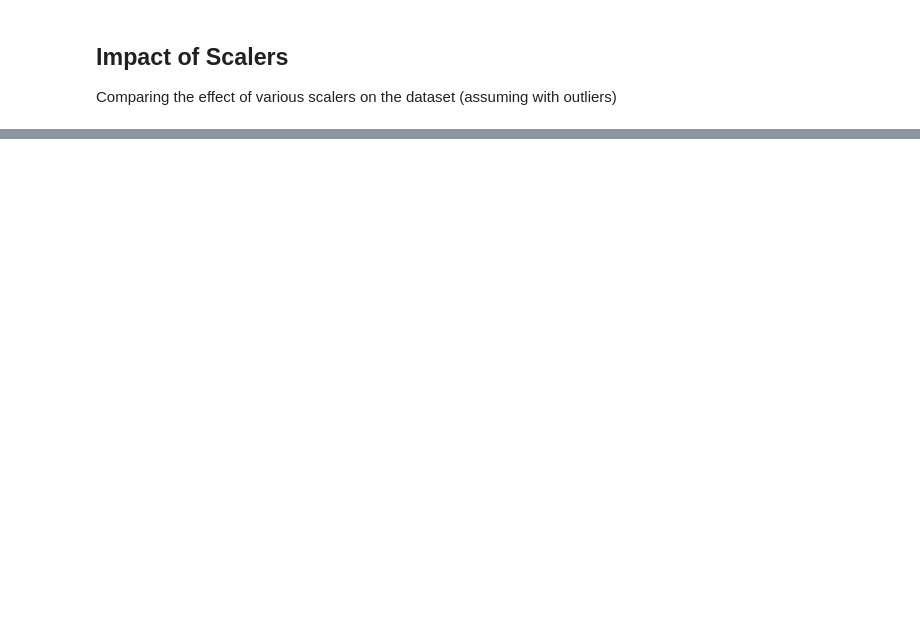
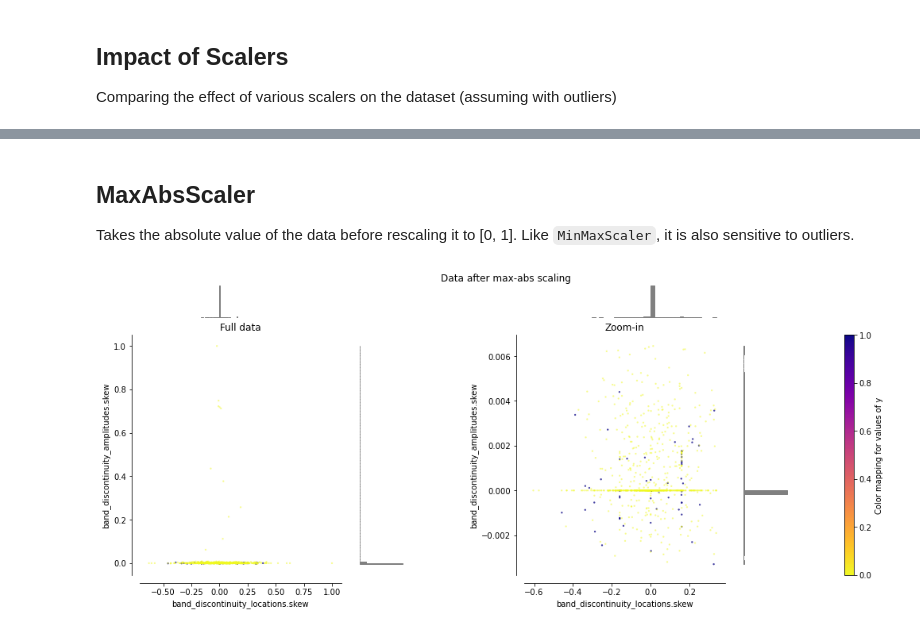
Before and after one commit to mohankrishna12/audio-feature-extraction, a Jupyter notebook: scalers.ipynb, the cells around one changed output, grey strips where cells are left out. Cells and saved outputs as stored; diff of their text form; code cells hidden in the pictures; blank space fills up the shorter version.

```diff
--- a/scalers.ipynb
+++ b/scalers.ipynb
@@ -200,0 +210,7 @@ make_plot(0)
+# %% [markdown]
+## MaxAbsScaler
+Takes the absolute value of the data before rescaling it to [0, 1]. Like `MinMaxScaler`, it is also sensitive to outliers.
+# %%
+make_plot(3)
+# %% [output]
+[figure, added]
```
Also changed, not shown: parts of 24 cells of this notebook, 51 other files.
